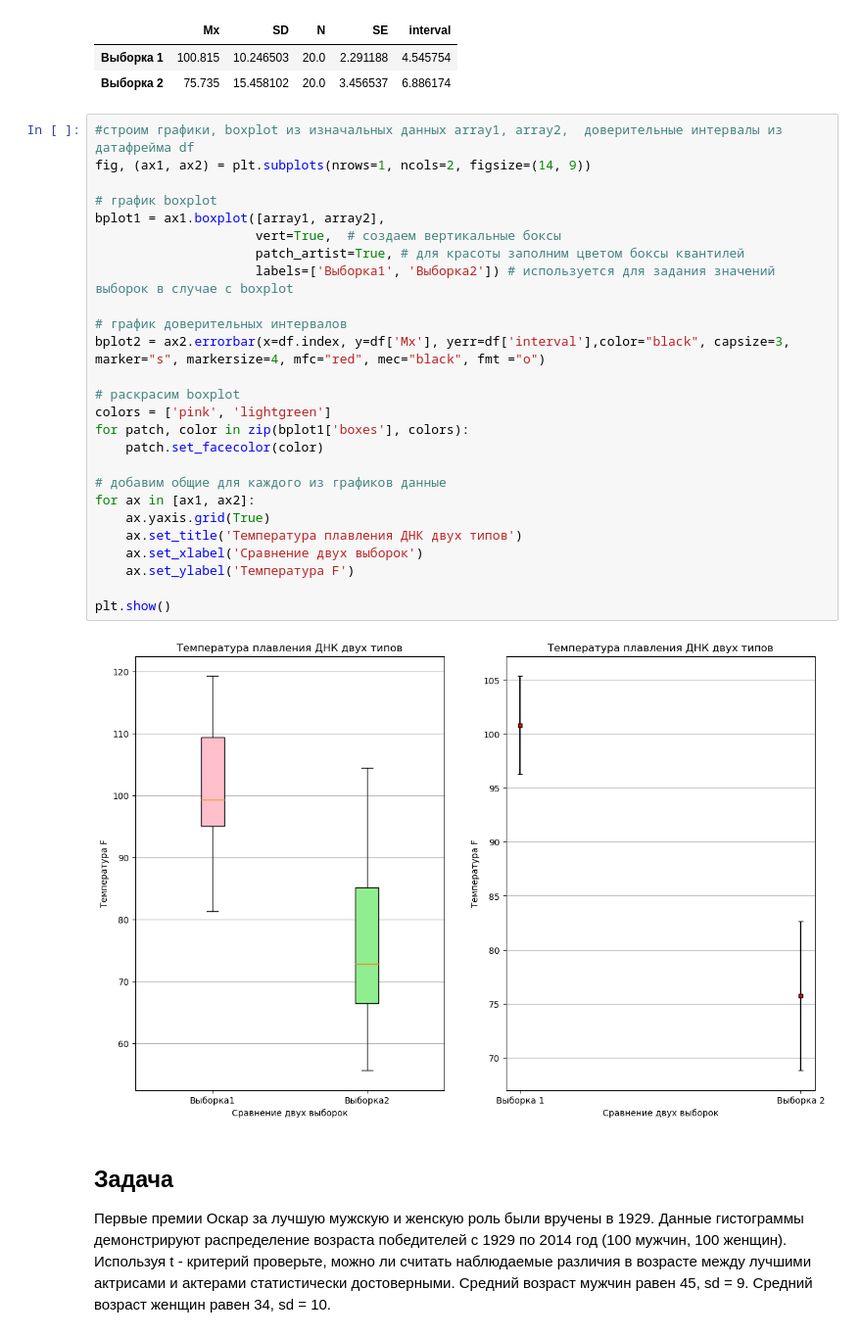
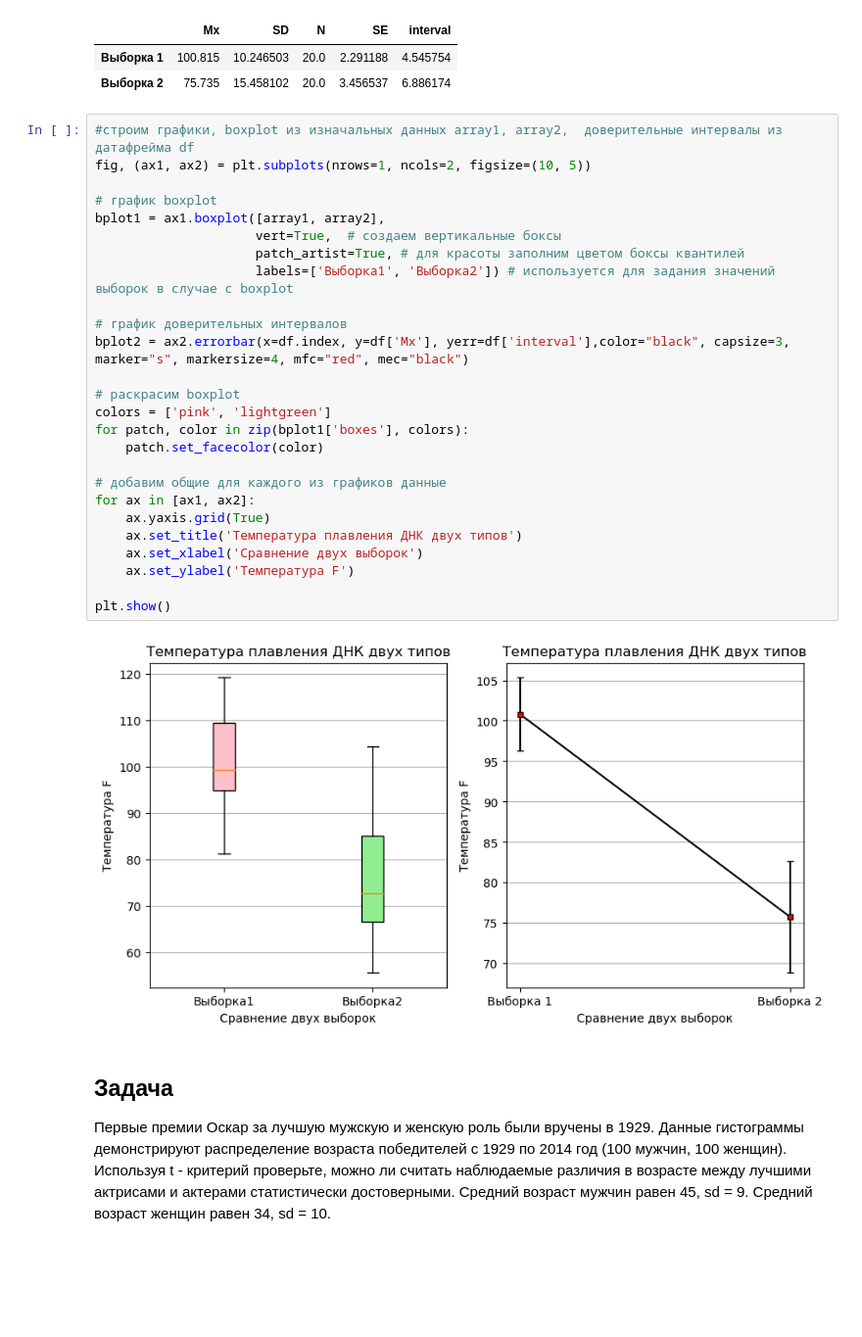
Before and after one commit to INLAE/mat_stat, a Jupyter notebook: Statistic Notes.ipynb, the cells around one changed output. Shown at 98% size. Drawn from its saved outputs; the diff is of its cells as text; blank space fills up the shorter version.

```diff
--- a/Statistic Notes.ipynb
+++ b/Statistic Notes.ipynb
@@ -399,32 +402,32 @@ df
 | Выборка 2 | 75.735 | 15.458102 | 20.0 | 3.456537 | 6.886174 |
 # %%
 #строим графики, boxplot из изначальных данных array1, array2,  доверительные интервалы из датафрейма df
-fig, (ax1, ax2) = plt.subplots(nrows=1, ncols=2, figsize=(14, 9))
+fig, (ax1, ax2) = plt.subplots(nrows=1, ncols=2, figsize=(10, 5))
 
 # график boxplot
 bplot1 = ax1.boxplot([array1, array2],
                      vert=True,  # создаем вертикальные боксы
                      patch_artist=True, # для красоты заполним цветом боксы квантилей
                      labels=['Выборка1', 'Выборка2']) # используется для задания значений выборок в случае с boxplot
 
 # график доверительных интервалов
-bplot2 = ax2.errorbar(x=df.index, y=df['Mx'], yerr=df['interval'],color="black", capsize=3, marker="s", markersize=4, mfc="red", mec="black", fmt ="o")
+bplot2 = ax2.errorbar(x=df.index, y=df['Mx'], yerr=df['interval'],color="black", capsize=3, marker="s", markersize=4, mfc="red", mec="black")
 
 # раскрасим boxplot
 colors = ['pink', 'lightgreen']
 for patch, color in zip(bplot1['boxes'], colors):
     patch.set_facecolor(color)
 
 # добавим общие для каждого из графиков данные
 for ax in [ax1, ax2]:
     ax.yaxis.grid(True)
     ax.set_title('Температура плавления ДНК двух типов')
     ax.set_xlabel('Сравнение двух выборок')
     ax.set_ylabel('Температура F')
 
 plt.show()
 # %% [output]
-[figure, old version]
+[figure, new version]
 # %% [markdown]
 ## Задача
 Первые премии Оскар за лучшую мужскую и женскую роль были вручены в 1929. Данные гистограммы демонстрируют распределение возраста победителей с 1929 по 2014 год (100 мужчин, 100 женщин). Используя t - критерий проверьте, можно ли считать наблюдаемые различия в возрасте между лучшими актрисами и актерами  статистически достоверными.
```
Also changed, not shown: parts of 17 cells of this notebook.
